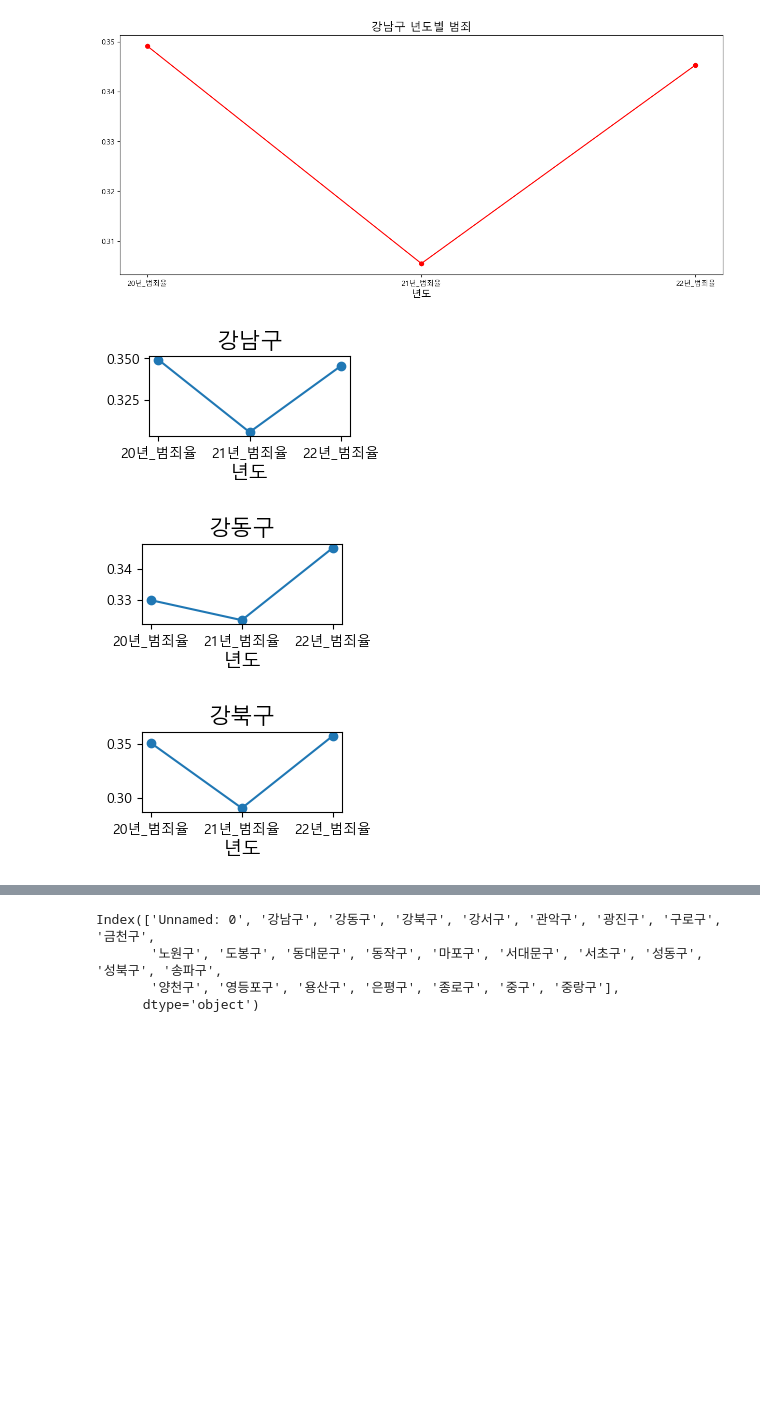
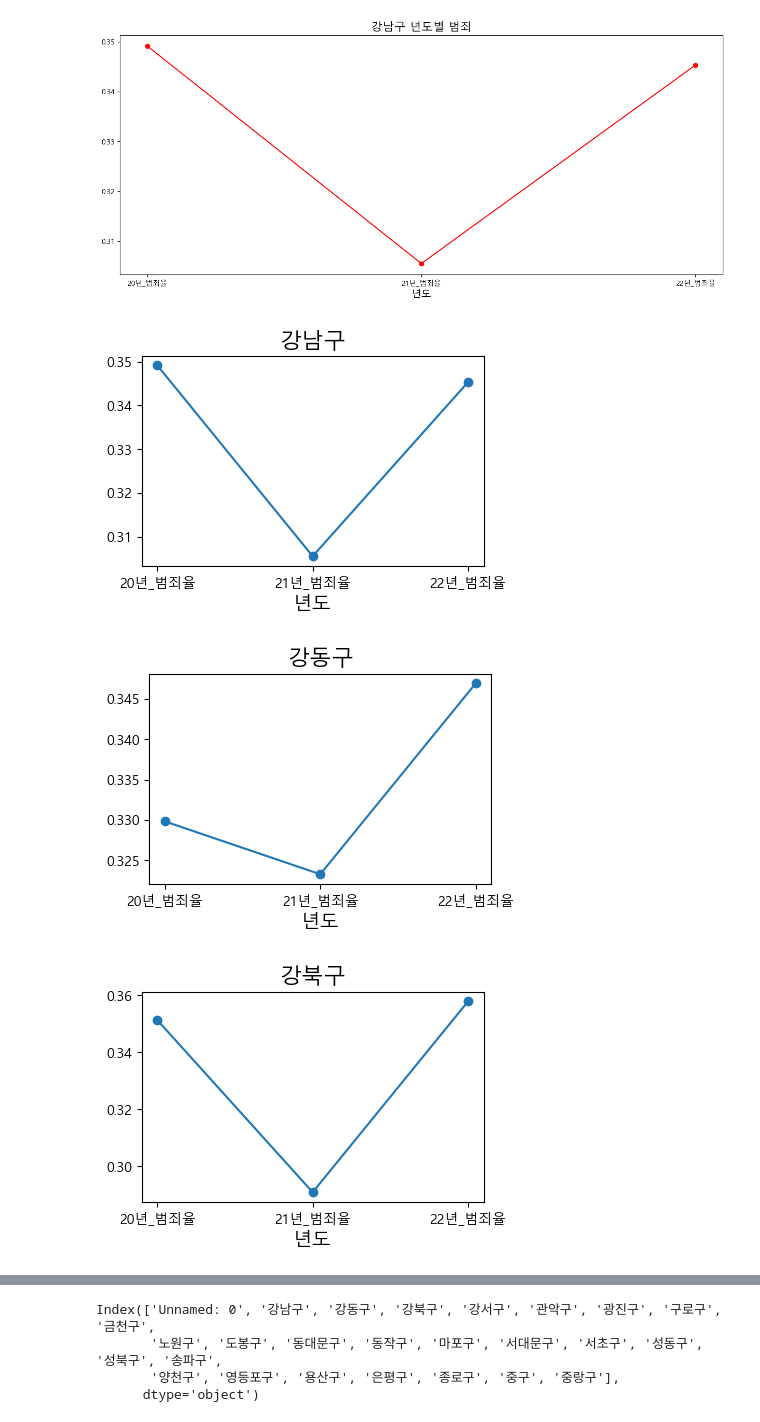
Before and after one commit to BanSugyeong/Crime-Alert-Service, a Jupyter notebook: crime/crime_데이터양식.ipynb, the cells around one changed output, grey strips where cells are left out. Drawn from its saved outputs; the diff is of its cells as text; code cells hidden in the pictures; blank space fills up the shorter version.

```diff
--- a/crime/crime_데이터양식.ipynb
+++ b/crime/crime_데이터양식.ipynb
@@ -341,7 +342,7 @@ plt.show()
 # %%
 # 강남구
 plt.figure(figsize=(15, 6))
-plt.subplot(5,5,1)
+plt.subplot(231)
 plt.plot(crime_1['Unnamed: 0'], crime_1['강남구'], marker='o', linestyle='-')
 plt.xlabel('년도', fontsize=14)
 plt.title('강남구', fontsize=16)
@@ -349,7 +350,7 @@ plt.title('강남구', fontsize=16)
 
 # 강동구
 plt.figure(figsize=(15, 6))
-plt.subplot(5,5,2)
+plt.subplot(232)
 plt.plot(crime_1['Unnamed: 0'], crime_1['강동구'], marker='o', linestyle='-')
 plt.xlabel('년도', fontsize=14)
 plt.title('강동구', fontsize=16)
@@ -357,7 +358,7 @@ plt.title('강동구', fontsize=16)
 
 # 강북구
 plt.figure(figsize=(15, 6))
-plt.subplot(5,5,3)
+plt.subplot(233)
 plt.plot(crime_1['Unnamed: 0'], crime_1['강북구'], marker='o', linestyle='-')
 plt.xlabel('년도', fontsize=14)
 plt.title('강북구', fontsize=16)
@@ -365,7 +366,7 @@ plt.title('강북구', fontsize=16)
 
 # 강서구
 plt.figure(figsize=(15, 6))
-plt.subplot(5,5,4)
+plt.subplot(234)
 plt.plot(crime_1['Unnamed: 0'], crime_1['강서구'], marker='o', linestyle='-')
 plt.xlabel('년도', fontsize=14)
 plt.title('강서구', fontsize=16)
@@ -373,7 +374,7 @@ plt.title('강서구', fontsize=16)
 
 # 관악구
 plt.figure(figsize=(15, 6))
-plt.subplot(5,5,5)
+plt.subplot(235)
 plt.plot(crime_1['Unnamed: 0'], crime_1['관악구'], marker='o', linestyle='-')
 plt.xlabel('년도', fontsize=14)
 plt.title('관악구', fontsize=16)
@@ -381,7 +382,7 @@ plt.title('관악구', fontsize=16)
 
 # 광진구
 plt.figure(figsize=(15, 6))
-plt.subplot(5,5,6)
+plt.subplot(236)
 plt.plot(crime_1['Unnamed: 0'], crime_1['광진구'], marker='o', linestyle='-')
 plt.xlabel('년도', fontsize=14)
 plt.title('광진구', fontsize=16)
@@ -410,33 +411,33 @@ plt.title('광진구', fontsize=16)
 # plt.xlabel('년도', fontsize=14)
 # plt.title('노원구', fontsize=16)
 # # plt. savefig("22년도 자치구별 범죄총합 시각화.png")
 
 # # 도봉구
 # plt.figure(figsize=(15, 6))
 # plt.subplot(5510)
 # plt.plot(crime_1['Unnamed: 0'], crime_1['도봉구'], marker='o', linestyle='-')
 # plt.xlabel('년도', fontsize=14)
 # plt.title('도봉구', fontsize=16)
 # # plt. savefig("22년도 자치구별 범죄총합 시각화.png")
 
 # # 동대문구
 # plt.figure(figsize=(15, 6))
 # plt.subplot(5511)
 # plt.plot(crime_1['Unnamed: 0'], crime_1['동대문구'], marker='o', linestyle='-')
 # plt.xlabel('년도', fontsize=14)
 # plt.title('동대문구', fontsize=16)
 # # plt. savefig("22년도 자치구별 범죄총합 시각화.png")
 
 # # 동작구
 # plt.figure(figsize=(15, 6))
 # plt.subplot(5512)
 # plt.plot(crime_1['Unnamed: 0'], crime_1['동작구'], marker='o', linestyle='-')
 # plt.xlabel('년도', fontsize=14)
 # plt.title('동작구', fontsize=16)
 # # plt. savefig("22년도 자치구별 범죄총합 시각화.png")
 
 plt.show()
 # %% [output]
-[figure, old version]
+[figure, new version]
-[figure, old version]
+[figure, new version]
-[figure, old version]
+[figure, new version]
```
Also changed, not shown: parts of 4 cells of this notebook, 14 other files.
